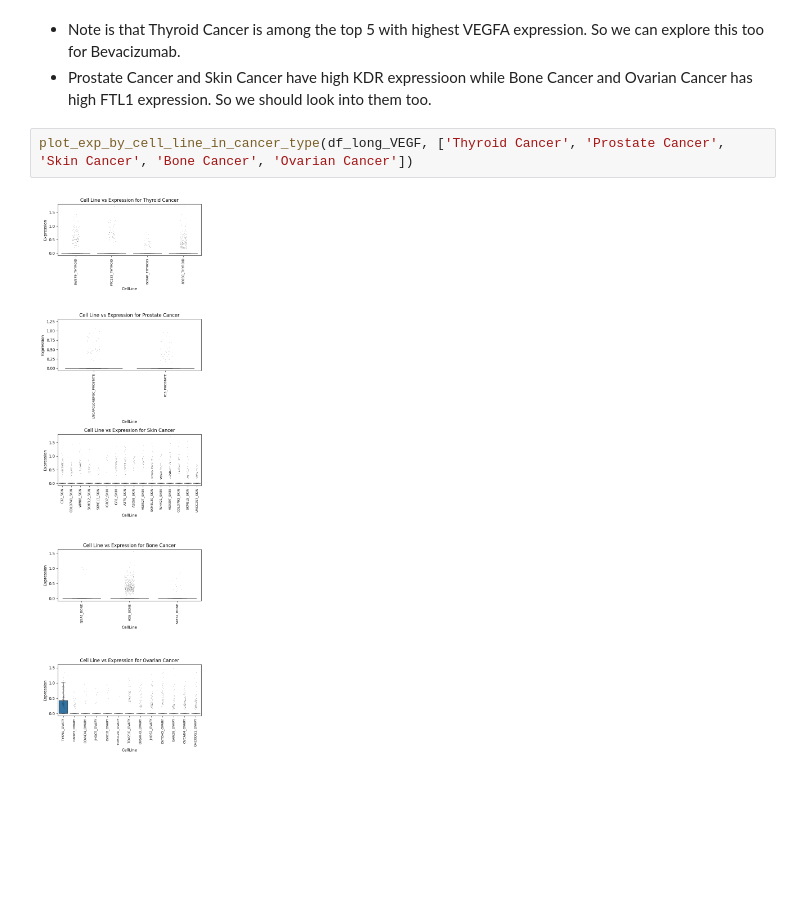
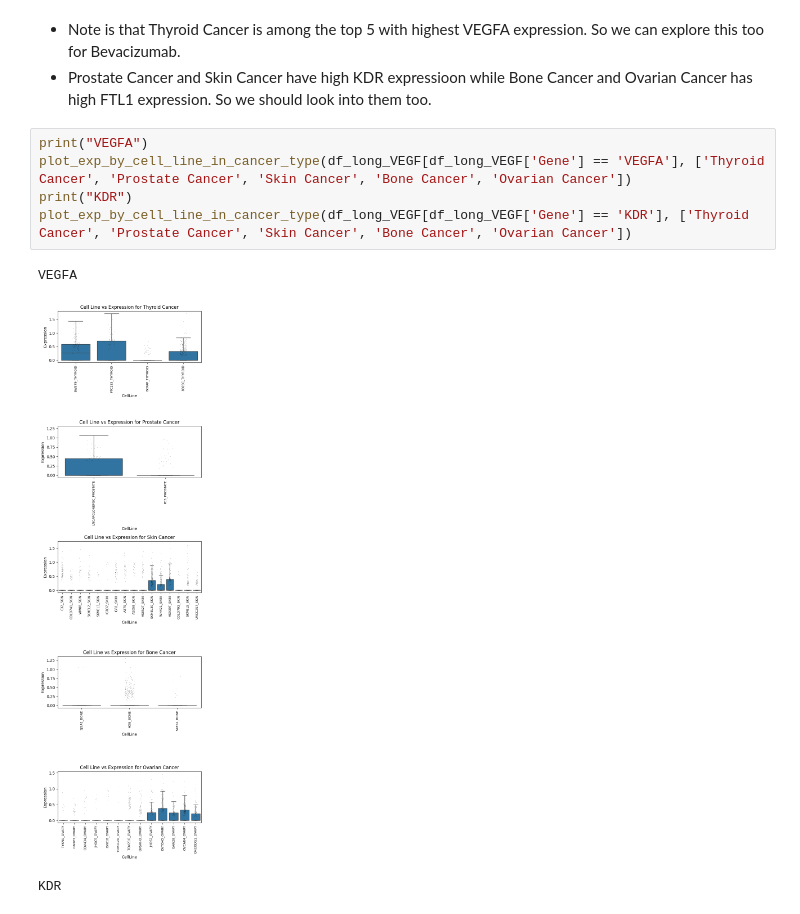
Before and after one commit to vasdumrong765/F1L_emulator_2024, a Jupyter notebook: src/240703_kinker_explore.ipynb, the cells around one changed output. Cells and saved outputs as stored; diff of their text form; blank space fills up the shorter version.

```diff
--- a/src/240703_kinker_explore.ipynb
+++ b/src/240703_kinker_explore.ipynb
@@ -303,6 +309,11 @@ FLT1 Bone Cancer     0.084012
 * Note is that Thyroid Cancer is among the top 5 with highest VEGFA expression. So we can explore this too for Bevacizumab.
 * Prostate Cancer and Skin Cancer have high KDR expressioon while Bone Cancer and Ovarian Cancer has high FTL1 expression. So we should look into them too.
 # %%
-plot_exp_by_cell_line_in_cancer_type(df_long_VEGF, ['Thyroid Cancer', 'Prostate Cancer', 'Skin Cancer', 'Bone Cancer', 'Ovarian Cancer'])
+print("VEGFA")
+plot_exp_by_cell_line_in_cancer_type(df_long_VEGF[df_long_VEGF['Gene'] == 'VEGFA'], ['Thyroid Cancer', 'Prostate Cancer', 'Skin Cancer', 'Bone Cancer', 'Ovarian Cancer'])
+print("KDR")
+plot_exp_by_cell_line_in_cancer_type(df_long_VEGF[df_long_VEGF['Gene'] == 'KDR'], ['Thyroid Cancer', 'Prostate Cancer', 'Skin Cancer', 'Bone Cancer', 'Ovarian Cancer'])
 # %% [output]
+VEGFA
-[figure, old version]
+[figure, new version]
+KDR
```
Also changed, not shown: parts of 5 cells of this notebook, 2 other files.
